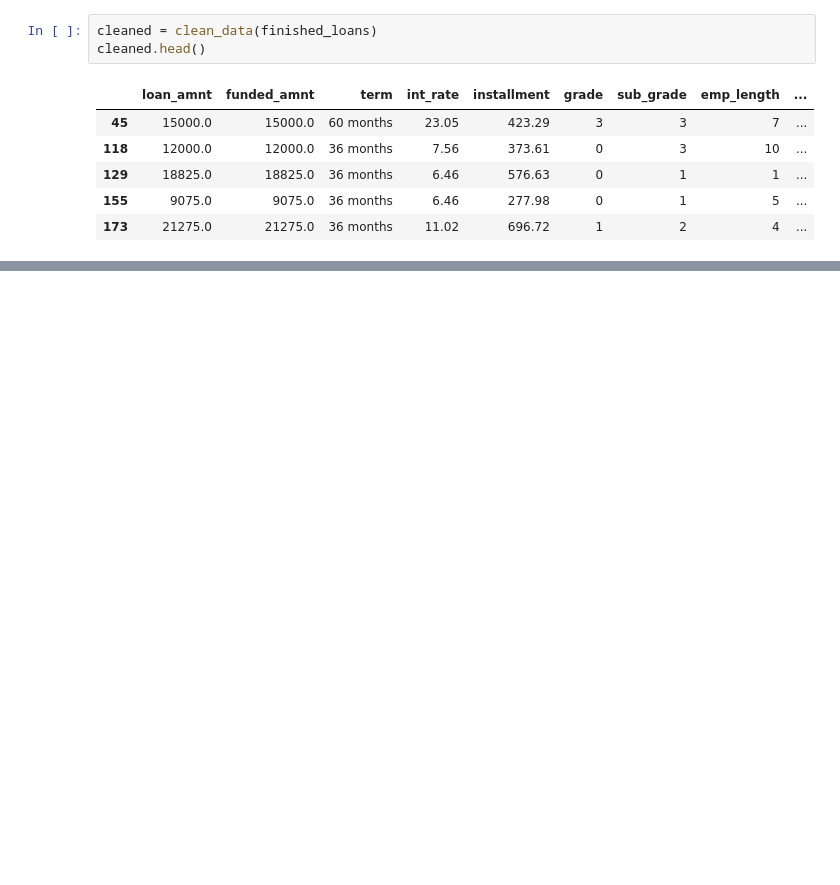
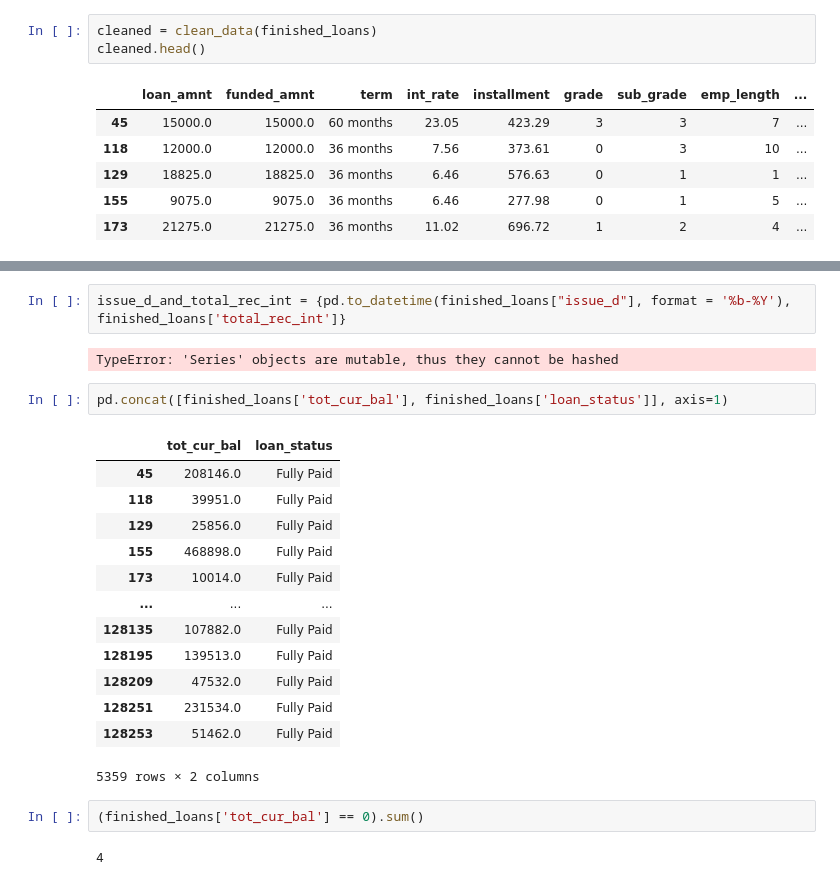
Before and after one commit to dleybz/LendingClub-Arbitrage, a Jupyter notebook: Data Cleaning and Exploration.ipynb, the cells around one changed output, grey strips where cells are left out. Saved outputs shown, nothing was run; the diff lists cells and outputs as text; blank space fills up the shorter version.

```diff
--- a/Data Cleaning and Exploration.ipynb
+++ b/Data Cleaning and Exploration.ipynb
@@ -237,0 +124,24 @@ data.groupby('loan_status').count()
+# %%
+issue_d_and_total_rec_int = {pd.to_datetime(finished_loans["issue_d"], format = '%b-%Y'), finished_loans['total_rec_int']}
+# %% [output]
+TypeError: 'Series' objects are mutable, thus they cannot be hashed
+# %%
+pd.concat([finished_loans['tot_cur_bal'], finished_loans['loan_status']], axis=1)
+# %% [output]
+|  | tot_cur_bal | loan_status |
+| 45 | 208146.0 | Fully Paid |
+| 118 | 39951.0 | Fully Paid |
+| 129 | 25856.0 | Fully Paid |
+| 155 | 468898.0 | Fully Paid |
+| 173 | 10014.0 | Fully Paid |
+| ... | ... | ... |
+| 128135 | 107882.0 | Fully Paid |
+| 128195 | 139513.0 | Fully Paid |
+| 128209 | 47532.0 | Fully Paid |
+| 128251 | 231534.0 | Fully Paid |
+| 128253 | 51462.0 | Fully Paid |
+5359 rows × 2 columns
+# %%
+(finished_loans['tot_cur_bal'] == 0).sum()
+# %% [output]
+4
```
Also changed, not shown: parts of 7 cells of this notebook.
